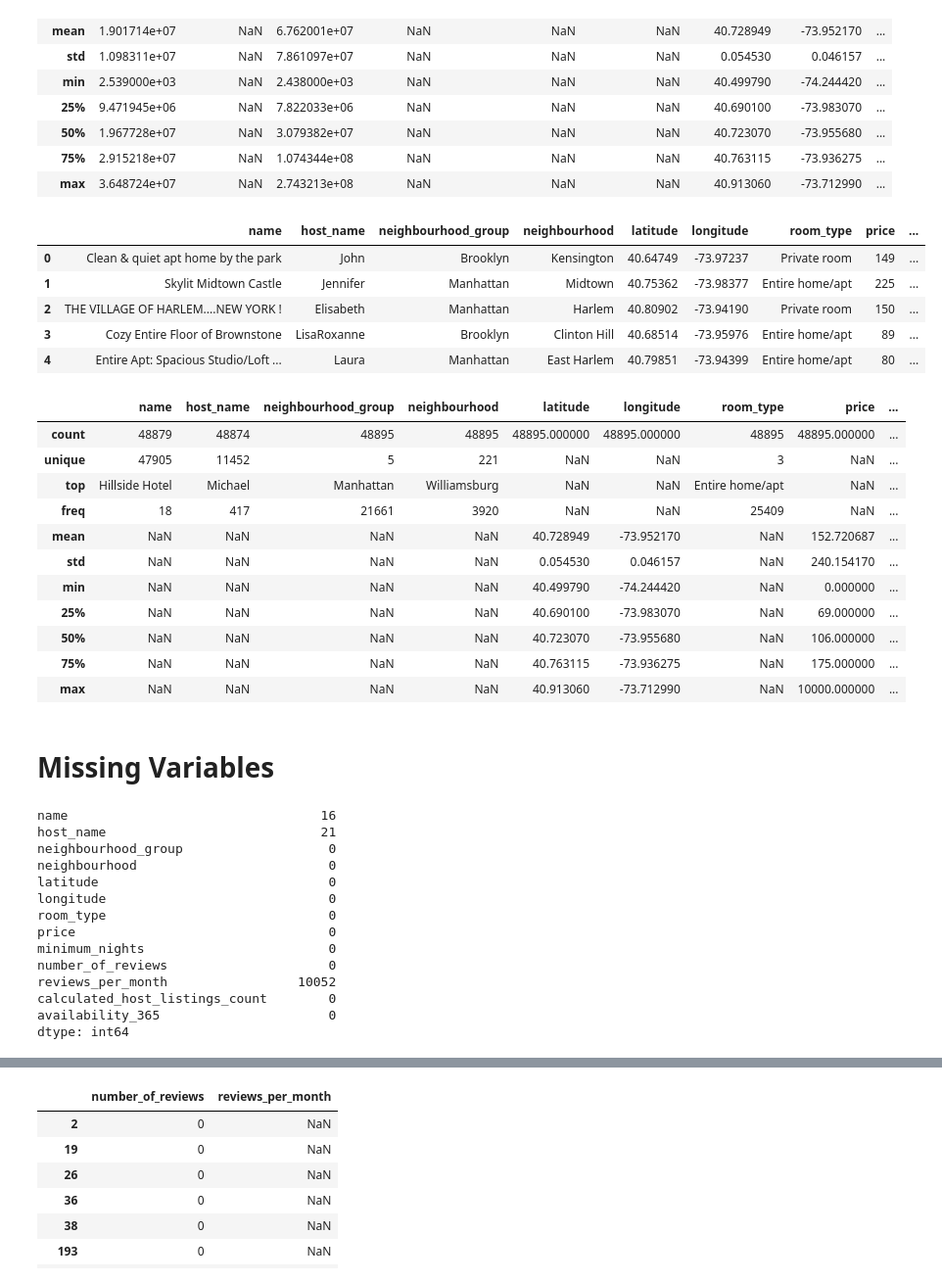
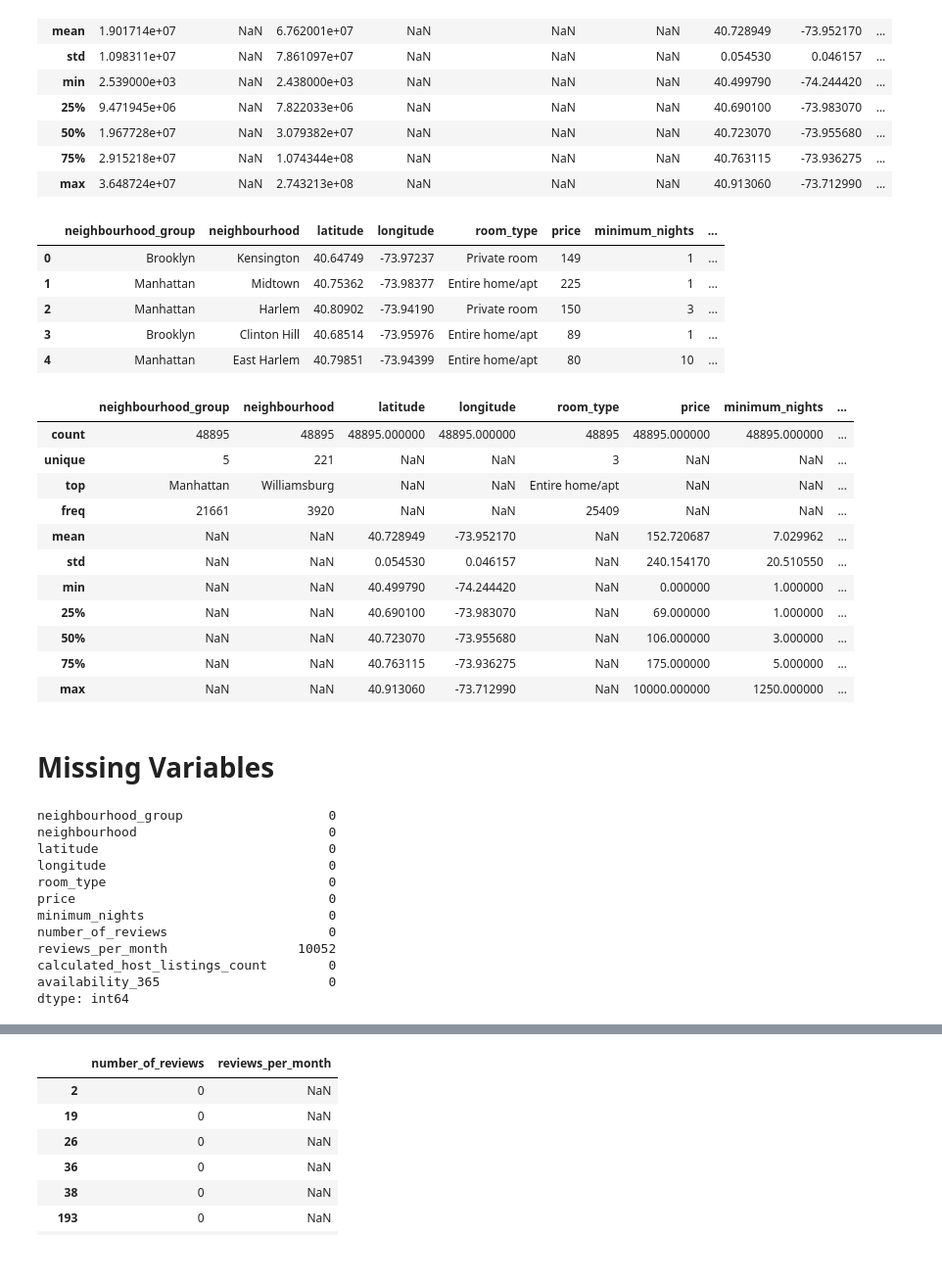
Before and after one commit to kinlongsun/Mini-Project-1, a Jupyter notebook: Capstone Project 1/Code/CP1_Data Wrangling.ipynb, the cells around one changed output, grey strips where cells are left out. Shown: that part at 98% size. Drawn from its saved outputs; the diff is of its cells as text; code cells hidden in the pictures.

```diff
--- a/Capstone Project 1/Code/CP1_Data Wrangling.ipynb
+++ b/Capstone Project 1/Code/CP1_Data Wrangling.ipynb
@@ -47,33 +67,34 @@ csv.describe(include='all')
 # %%
 # Dropping features that I think are irrelevant
 # The variable 'id' and 'host_id' serve no purpose other than identifying the host and property
 # The 'last_review' is just the last date the property was given a review and is NaN if no renter had left a review
+# 'name' and 'host_name,' we should assume that the name plays no role in determining the stay rate
 
-raw_data = csv.drop(['id', 'host_id', 'last_review'], axis=1)
+raw_data = csv.drop(['id', 'host_id', 'last_review', 'name', 'host_name'], axis=1)
 
 raw_data.head()
 # %% [output]
-|  | name | host_name | neighbourhood_group | neighbourhood | latitude | longitude | room_type | price | ... |
-| 0 | Clean & quiet apt home by the park | John | Brooklyn | Kensington | 40.64749 | -73.97237 | Private room | 149 | ... |
-| 1 | Skylit Midtown Castle | Jennifer | Manhattan | Midtown | 40.75362 | -73.98377 | Entire home/apt | 225 | ... |
-| 2 | THE VILLAGE OF HARLEM....NEW YORK ! | Elisabeth | Manhattan | Harlem | 40.80902 | -73.94190 | Private room | 150 | ... |
-| 3 | Cozy Entire Floor of Brownstone | LisaRoxanne | Brooklyn | Clinton Hill | 40.68514 | -73.95976 | Entire home/apt | 89 | ... |
-| 4 | Entire Apt: Spacious Studio/Loft ... | Laura | Manhattan | East Harlem | 40.79851 | -73.94399 | Entire home/apt | 80 | ... |
+|  | neighbourhood_group | neighbourhood | latitude | longitude | room_type | price | minimum_nights | ... |
+| 0 | Brooklyn | Kensington | 40.64749 | -73.97237 | Private room | 149 | 1 | ... |
+| 1 | Manhattan | Midtown | 40.75362 | -73.98377 | Entire home/apt | 225 | 1 | ... |
+| 2 | Manhattan | Harlem | 40.80902 | -73.94190 | Private room | 150 | 3 | ... |
+| 3 | Brooklyn | Clinton Hill | 40.68514 | -73.95976 | Entire home/apt | 89 | 1 | ... |
+| 4 | Manhattan | East Harlem | 40.79851 | -73.94399 | Entire home/apt | 80 | 10 | ... |
 # %%
 raw_data.describe(include='all')
 # %% [output]
-|  | name | host_name | neighbourhood_group | neighbourhood | latitude | longitude | room_type | price | ... |
-| count | 48879 | 48874 | 48895 | 48895 | 48895.000000 | 48895.000000 | 48895 | 48895.000000 | ... |
-| unique | 47905 | 11452 | 5 | 221 | NaN | NaN | 3 | NaN | ... |
-| top | Hillside Hotel | Michael | Manhattan | Williamsburg | NaN | NaN | Entire home/apt | NaN | ... |
-| freq | 18 | 417 | 21661 | 3920 | NaN | NaN | 25409 | NaN | ... |
-| mean | NaN | NaN | NaN | NaN | 40.728949 | -73.952170 | NaN | 152.720687 | ... |
-| std | NaN | NaN | NaN | NaN | 0.054530 | 0.046157 | NaN | 240.154170 | ... |
-| min | NaN | NaN | NaN | NaN | 40.499790 | -74.244420 | NaN | 0.000000 | ... |
-| 25% | NaN | NaN | NaN | NaN | 40.690100 | -73.983070 | NaN | 69.000000 | ... |
-| 50% | NaN | NaN | NaN | NaN | 40.723070 | -73.955680 | NaN | 106.000000 | ... |
-| 75% | NaN | NaN | NaN | NaN | 40.763115 | -73.936275 | NaN | 175.000000 | ... |
-| max | NaN | NaN | NaN | NaN | 40.913060 | -73.712990 | NaN | 10000.000000 | ... |
+|  | neighbourhood_group | neighbourhood | latitude | longitude | room_type | price | minimum_nights | ... |
+| count | 48895 | 48895 | 48895.000000 | 48895.000000 | 48895 | 48895.000000 | 48895.000000 | ... |
+| unique | 5 | 221 | NaN | NaN | 3 | NaN | NaN | ... |
+| top | Manhattan | Williamsburg | NaN | NaN | Entire home/apt | NaN | NaN | ... |
+| freq | 21661 | 3920 | NaN | NaN | 25409 | NaN | NaN | ... |
+| mean | NaN | NaN | 40.728949 | -73.952170 | NaN | 152.720687 | 7.029962 | ... |
+| std | NaN | NaN | 0.054530 | 0.046157 | NaN | 240.154170 | 20.510550 | ... |
+| min | NaN | NaN | 40.499790 | -74.244420 | NaN | 0.000000 | 1.000000 | ... |
+| 25% | NaN | NaN | 40.690100 | -73.983070 | NaN | 69.000000 | 1.000000 | ... |
+| 50% | NaN | NaN | 40.723070 | -73.955680 | NaN | 106.000000 | 3.000000 | ... |
+| 75% | NaN | NaN | 40.763115 | -73.936275 | NaN | 175.000000 | 5.000000 | ... |
+| max | NaN | NaN | 40.913060 | -73.712990 | NaN | 10000.000000 | 1250.000000 | ... |
 # %% [markdown]
 # Missing Variables
 # %%
@@ -81,8 +102,6 @@ raw_data.describe(include='all')
 
 raw_data.isnull().sum()
 # %% [output]
-name                                 16
-host_name                            21
 neighbourhood_group                   0
 neighbourhood                         0
 latitude                              0
```
Also changed, not shown: parts of 5 cells of this notebook.
